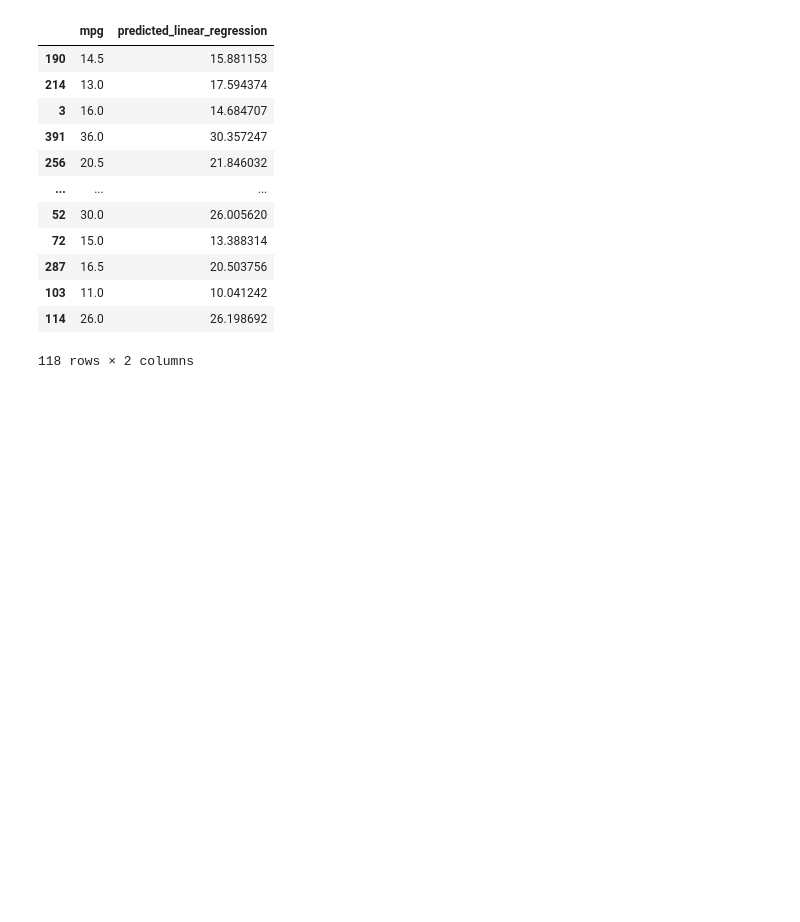
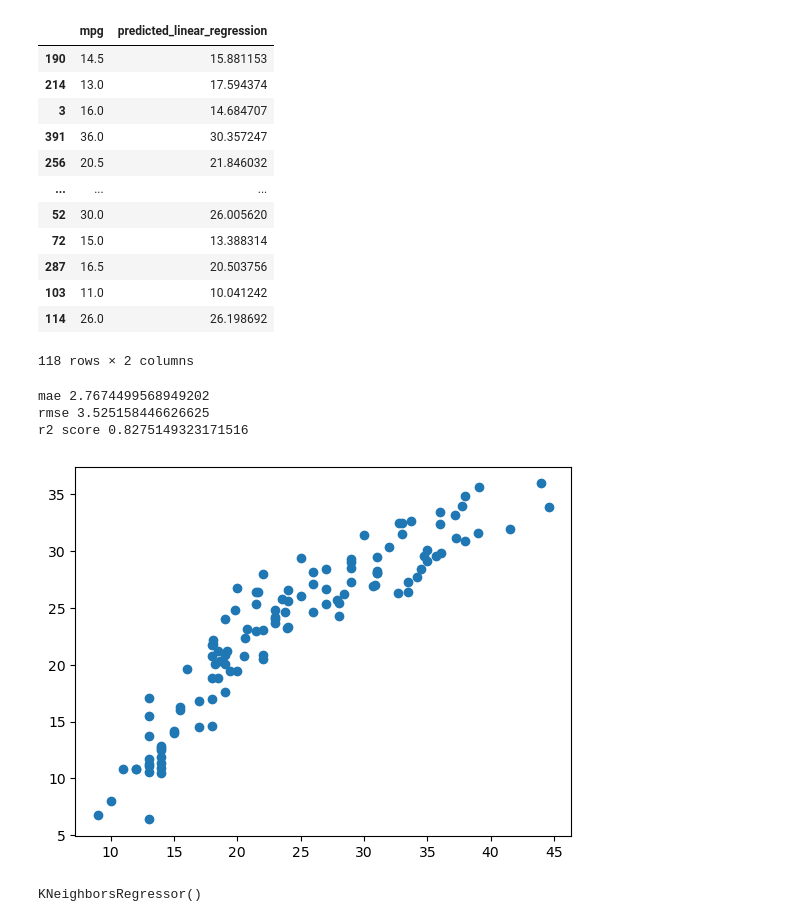
Before and after one commit to get-to-work-together/Computrain-Python-voor-Data-Science, a Jupyter notebook: Training/demo preprocessing.ipynb, the cells around one changed output. Cells and saved outputs as stored; diff of their text form; code cells hidden in the pictures; blank space fills up the shorter version.

```diff
--- a/Training/demo preprocessing.ipynb
+++ b/Training/demo preprocessing.ipynb
@@ -167,0 +198,13 @@ df_test_target
+# %%
+print('mae', mae)
+print('rmse', rmse)
+print('r2 score', r2)
+# %% [output]
+mae 2.7674499568949202
+rmse 3.525158446626625
+r2 score 0.8275149323171516
+# %%
+plt.scatter(df_test_target['mpg'], predicted)
+plt.show()
+# %% [output]
+[figure, added]
@@ -167,0 +213,5 @@ df_test_target
+# %%
+regressor = KNeighborsRegressor()
+regressor.fit(df_train_features, df_train_target)
+# %% [output]
+KNeighborsRegressor()
```
Also changed, not shown: parts of 15 cells of this notebook, 7 other files.
